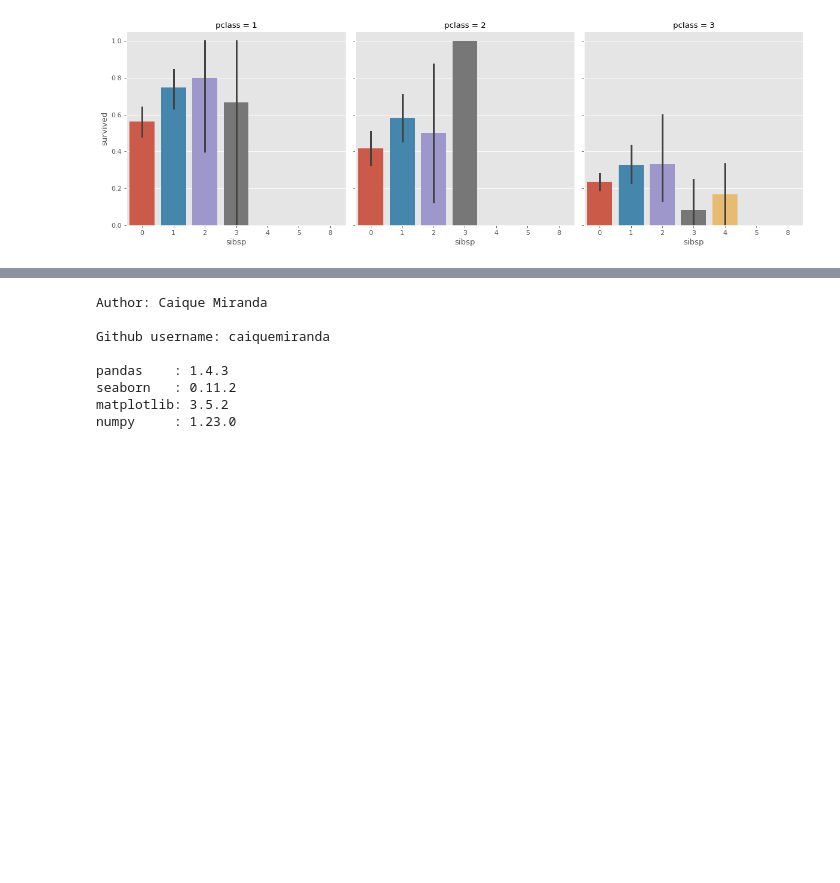
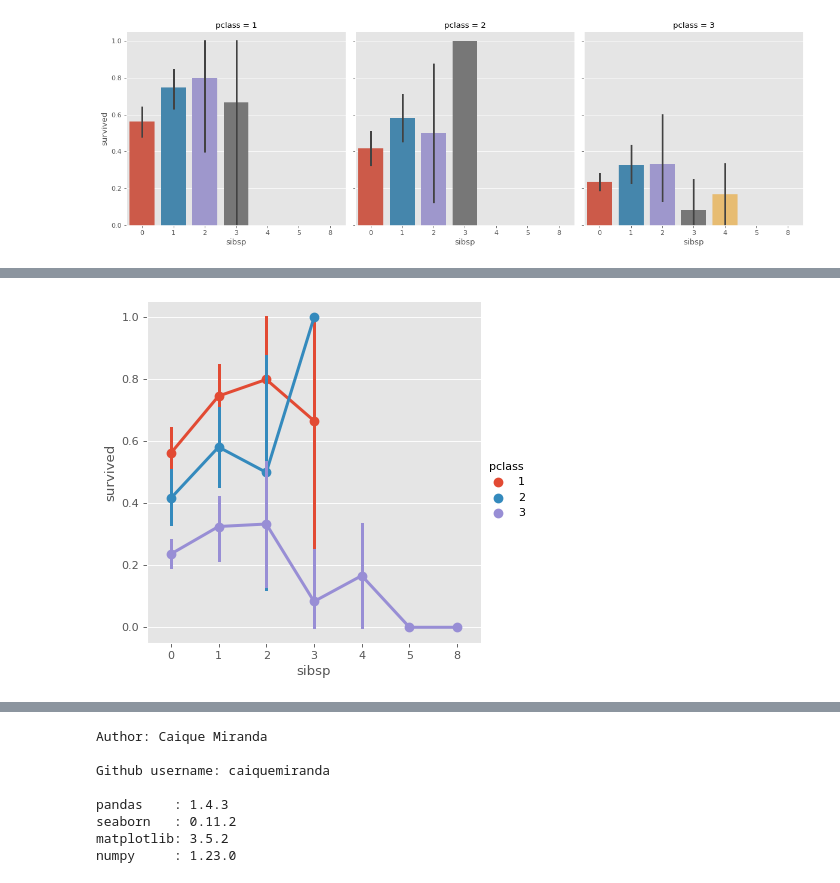
Before and after one commit to caiquemiranda/data-visualization-python, a Jupyter notebook: 10-analysis-visualization-titanic-dataset.ipynb, the cells around one changed output, grey strips where cells are left out. Saved outputs shown, nothing was run; the diff lists cells and outputs as text; code cells hidden in the pictures; blank space fills up the shorter version.

```diff
--- a/10-analysis-visualization-titanic-dataset.ipynb
+++ b/10-analysis-visualization-titanic-dataset.ipynb
@@ -686,0 +702,8 @@ sns.catplot(x= 'sibsp',
+# %%
+sns.catplot(x= 'sibsp',
+            y= 'survived',
+            kind= 'point',
+            hue= 'pclass',
+            data= titanic);
+# %% [output]
+[figure, added]
```
Also changed, not shown: parts of 3 cells of this notebook.
